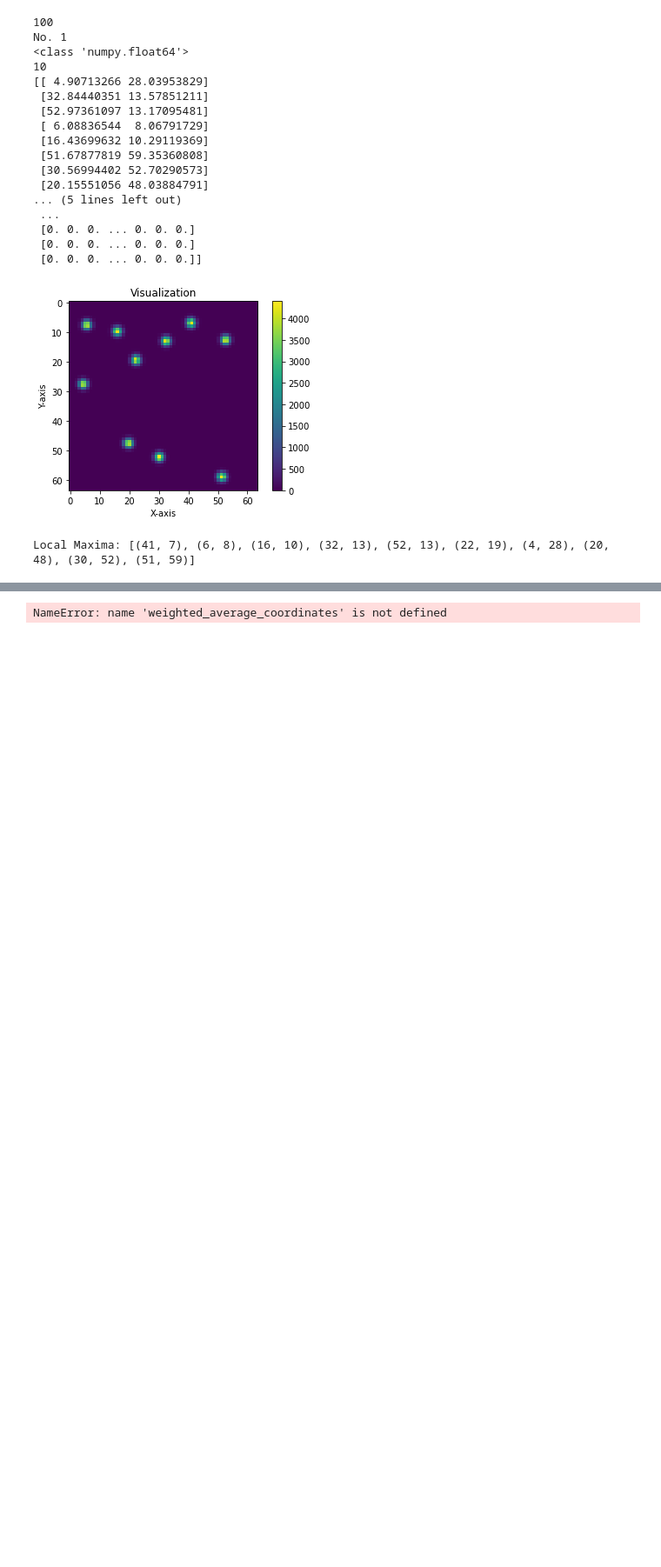
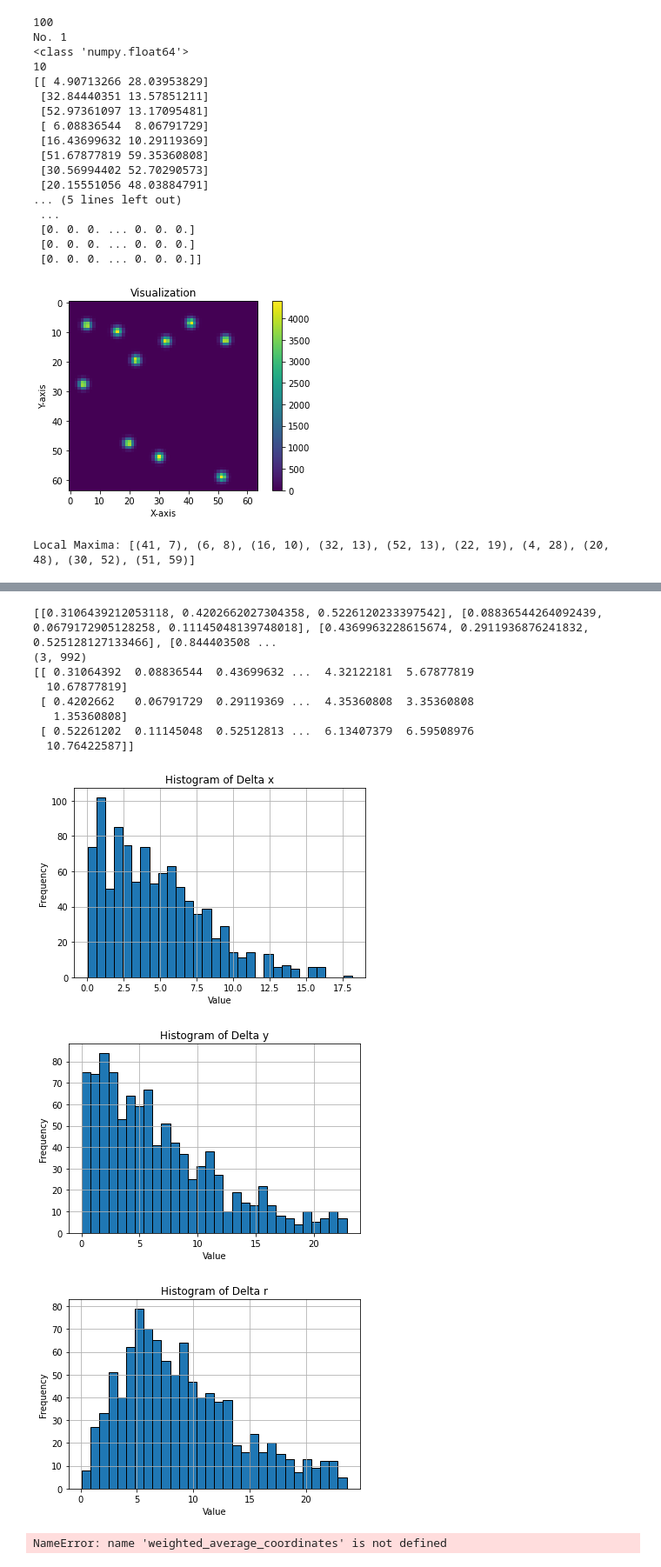
Before and after one commit to xtx2022/Project-1, a Jupyter notebook: find_maximun.ipynb, the cells around one changed output, grey strips where cells are left out. Shown at 87% size. Cells and saved outputs as stored; diff of their text form; code cells hidden in the pictures; blank space fills up the shorter version.

```diff
--- a/find_maximun.ipynb
+++ b/find_maximun.ipynb
@@ -156,3 +154,72 @@ plt.show()
+# %%
+import math
+def distance(p, q):
+    # Function to calculate Euclidean distance between points p and q
+    return math.sqrt((q[0] - p[0])**2 + (q[1] - p[1])**2)
+
+def smallest_distance_to_set(point, point_set):
+    # point is a tuple (x, y) representing the point P
+    # point_set is a list of tuples [(x1, y1), (x2, y2), ...] representing the set S
+
+    if not point_set:
+        return float('inf')  # If point_set is empty, return infinity
+
+    x_distance = float('inf')
+    y_distance = float('inf')
+    min_distance = float('inf')
+
+    for q in point_set:
+        dist = distance(point, q)
+        if dist < min_distance:
+            min_distance = dist
+            x_distance = abs(point[0] - q[0])
+            y_distance = abs(point[1] - q[1])
+
+    return [x_distance, y_distance, min_distance]
+
+dist = []
+for i in range (len(images)):
+    finded = find_local_maxima(images[i].raw_image)
+    for j in range(len(finded)):
+        dist.append(smallest_distance_to_set(finded[j], [tuple(row) for row in images[0].cord_of_points]))
+print(dist)
+dist_array = np.array(dist).T
+print(dist_array.shape)
+print(dist_array)
+
+# Plotting the histogram
+plt.hist(dist_array[0], bins=30, edgecolor='black')  # Adjust bins as needed
+plt.title('Histogram of Delta x')
+plt.xlabel('Value')
+plt.ylabel('Frequency')
+plt.grid(True)
+plt.show()
+
+plt.hist(dist_array[1], bins=30, edgecolor='black')  # Adjust bins as needed
+plt.title('Histogram of Delta y')
+plt.xlabel('Value')
+plt.ylabel('Frequency')
+plt.grid(True)
+plt.show()
+
+plt.hist(dist_array[2], bins=30, edgecolor='black')  # Adjust bins as needed
+plt.title('Histogram of Delta r')
+plt.xlabel('Value')
+plt.ylabel('Frequency')
+plt.grid(True)
+plt.show()
+# %% [output]
+[[0.3106439212053118, 0.4202662027304358, 0.5226120233397542], [0.08836544264092439, 0.0679172905128258, 0.11145048139748018], [0.4369963228615674, 0.2911936876241832, 0.525128127133466], [0.844403508 ...
+(3, 992)
+[[ 0.31064392  0.08836544  0.43699632 ...  4.32122181  5.67877819
+  10.67877819]
+ [ 0.4202662   0.06791729  0.29119369 ...  4.35360808  3.35360808
+   1.35360808]
+ [ 0.52261202  0.11145048  0.52512813 ...  6.13407379  6.59508976
+  10.76422587]]
+[figure, added]
+[figure, added]
+[figure, added]
 # %%
 def find_weighted_average_coordinates(matrix):
     rows = len(matrix)
```
Also changed, not shown: parts of 2 cells of this notebook, 3 other files.
